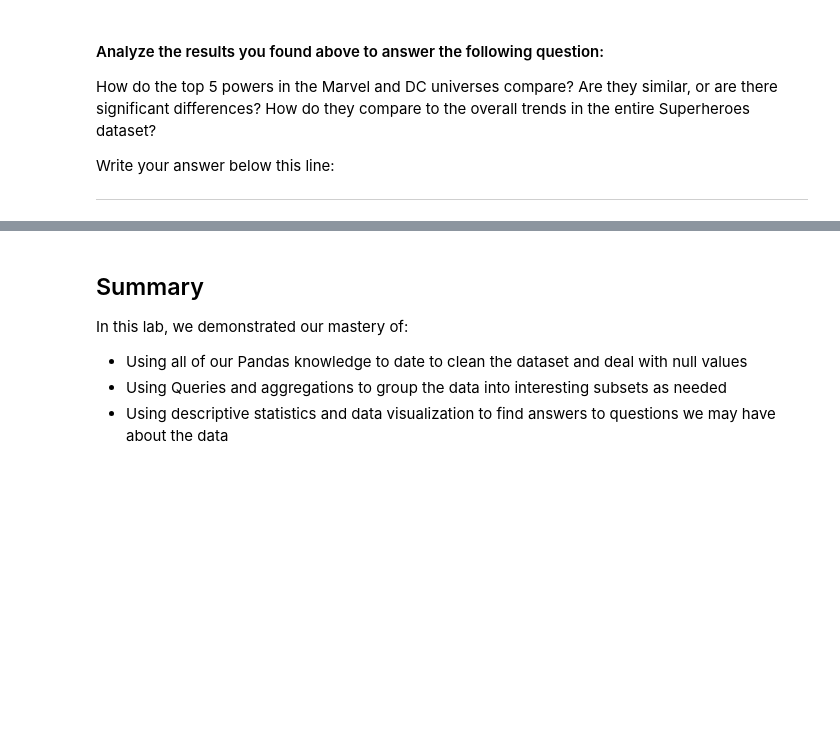
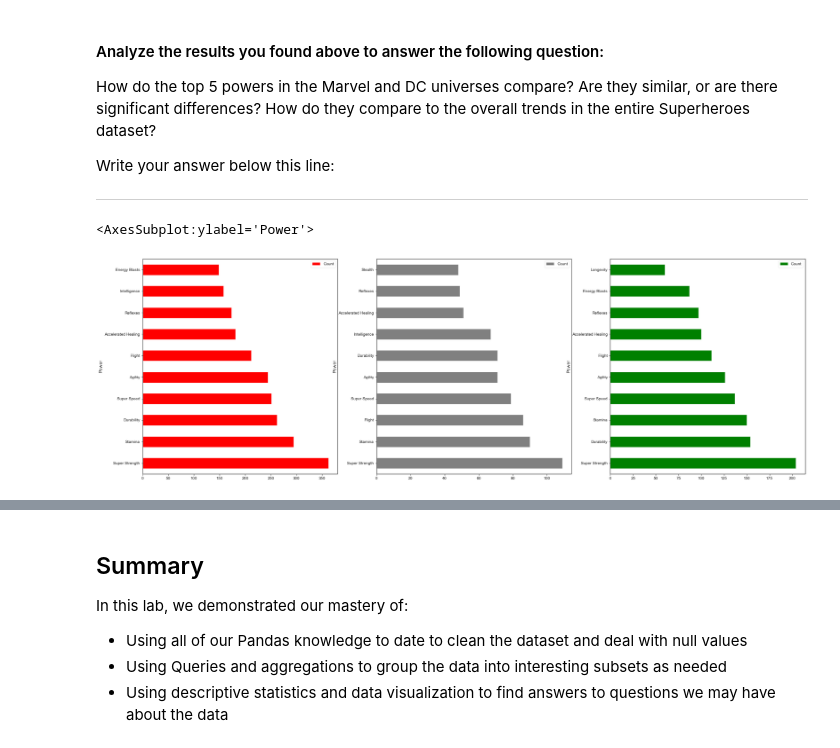
Before and after one commit to tamjid-ahsan/dsc-data-cleaning-project, a Jupyter notebook: index.ipynb, the cells around one changed output, grey strips where cells are left out. Drawn from its saved outputs; the diff is of its cells as text; code cells hidden in the pictures; blank space fills up the shorter version.

```diff
--- a/index.ipynb
+++ b/index.ipynb
@@ -620,3 +650,12 @@ How do the top 5 powers in the Marvel and DC universes compare?  Are they simila
 
 Write your answer below this line:
 ____________________________________________________________________________________________________________________________
+# %%
+fig, axes = plt.subplots(ncols=3, nrows=1,
+                         figsize=(30, 10))  # Three figures side by side
+top_10_power.plot(kind='barh', ax=axes[0], color='r')
+DC_common_powers_top_10.plot(kind='barh', ax=axes[1], color='grey')
+marvel_common_powers_top_10.plot(kind='barh', ax=axes[2], color='g')
+# %% [output]
+<AxesSubplot:ylabel='Power'>
+[figure, added]
```
Also changed, not shown: parts of 15 cells of this notebook.
